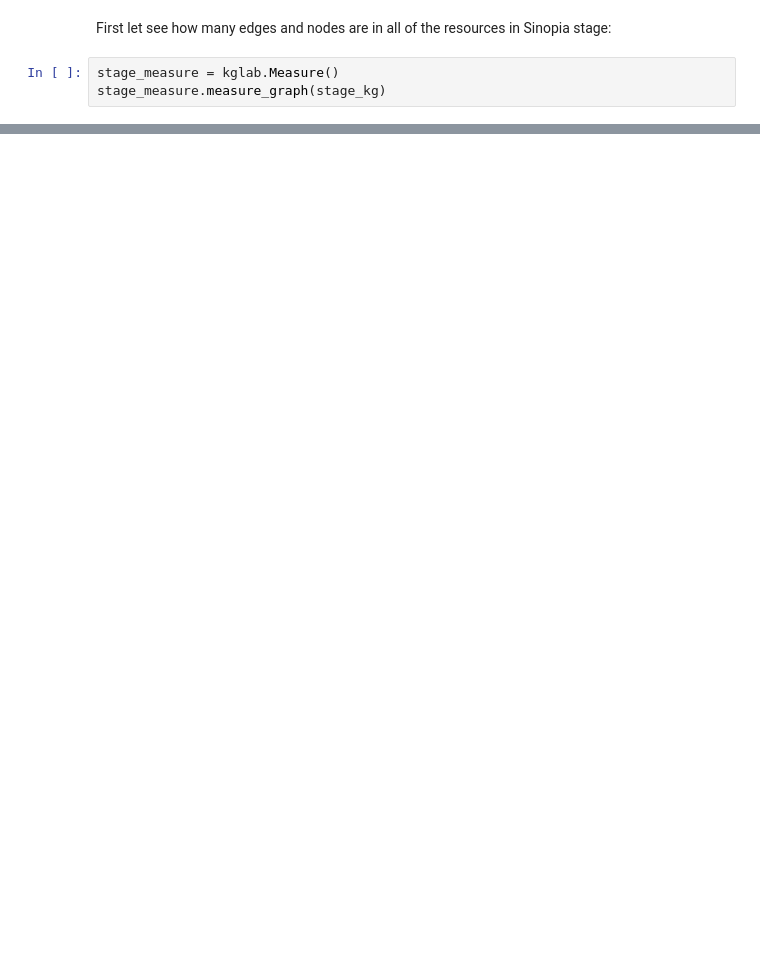
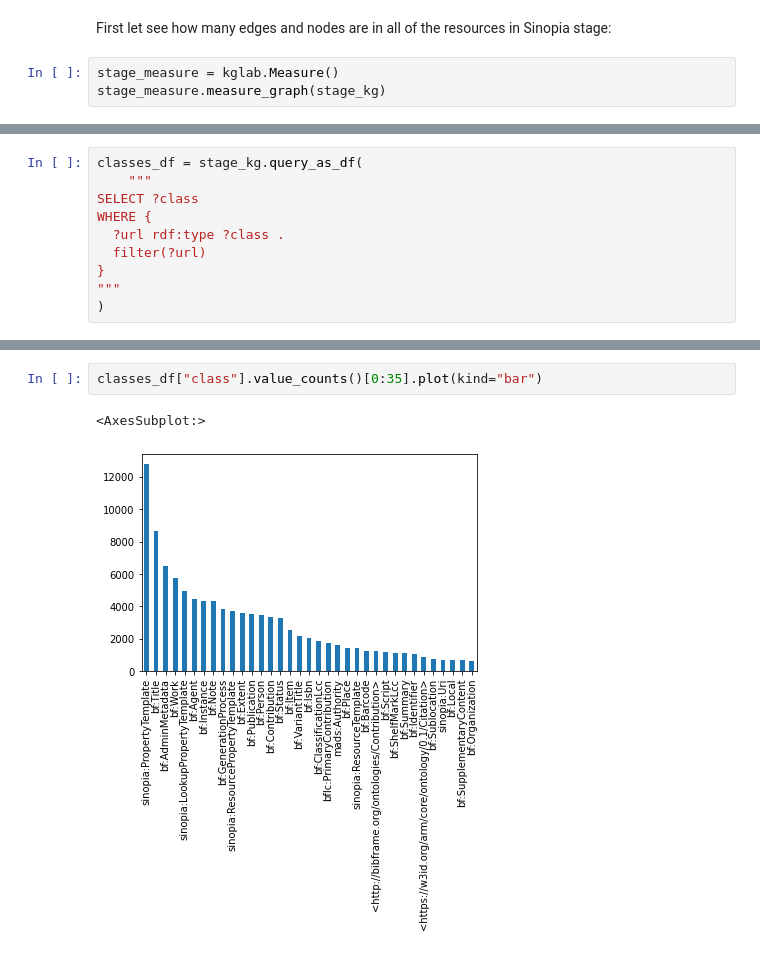
Before and after one commit to LD4P/rdf-ai-workshop, a Jupyter notebook: 02_AnalyzeVisualize.ipynb, the cells around one changed output, grey strips where cells are left out. Saved outputs shown, nothing was run; the diff lists cells and outputs as text; blank space fills up the shorter version.

```diff
--- a/02_AnalyzeVisualize.ipynb
+++ b/02_AnalyzeVisualize.ipynb
@@ -149,0 +143,10 @@ With our stage knowledge graph, we can query our graph with SPARQL and return th
+# %%
+classes_df = stage_kg.query_as_df(
+    """
+SELECT ?class
+WHERE {
+  ?url rdf:type ?class .
+  filter(?url)
+}
+"""
+)
@@ -149,0 +173,5 @@ With our stage knowledge graph, we can query our graph with SPARQL and return th
+# %%
+classes_df["class"].value_counts()[0:35].plot(kind="bar")
+# %% [output]
+<AxesSubplot:>
+[figure, added]
```
Also changed, not shown: parts of 5 cells of this notebook, 9 other files.
